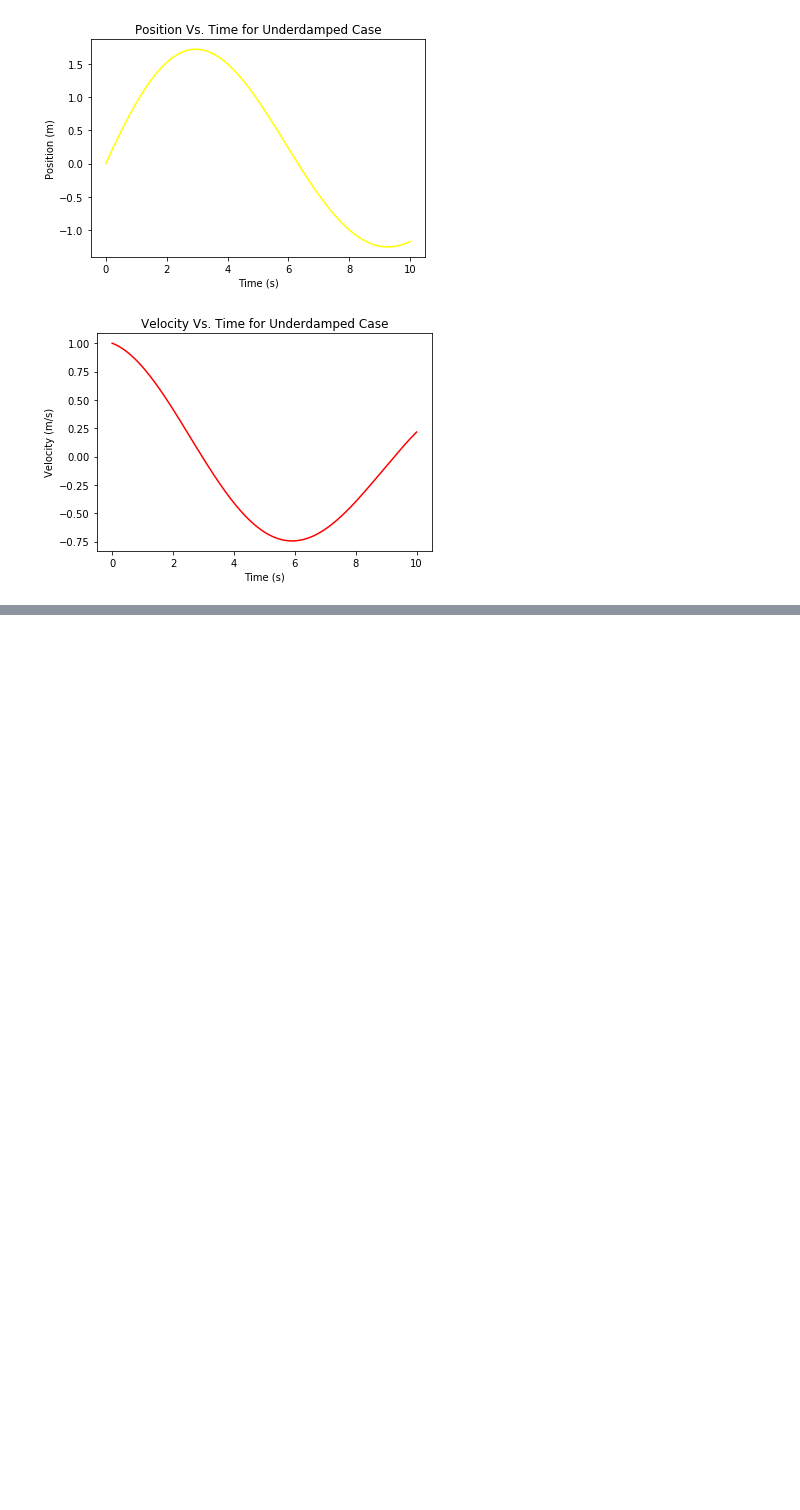
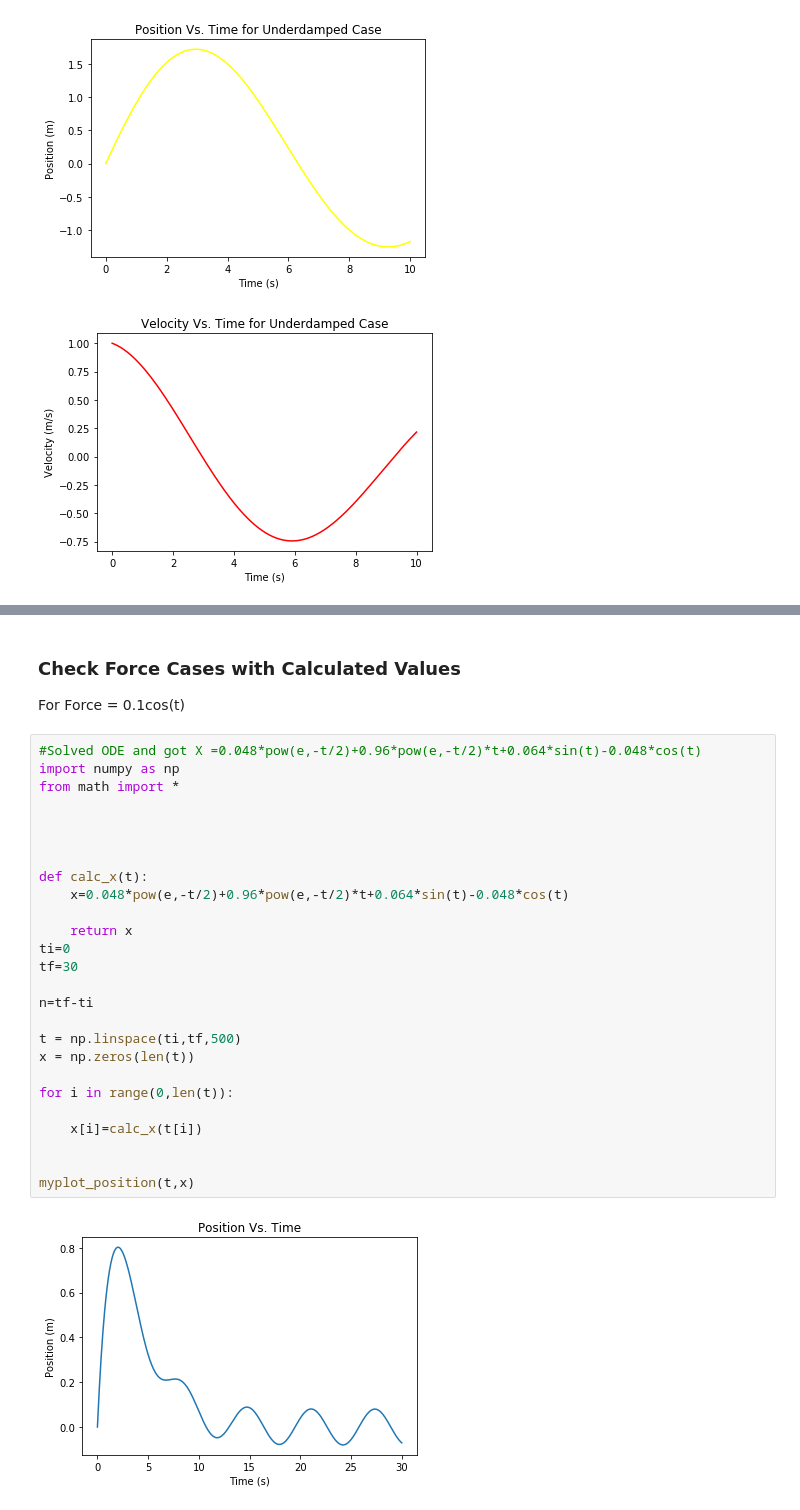
Before and after one commit to seth-harriet/Engr3703-Project, a Jupyter notebook: Project_Scratch.ipynb, the cells around one changed output, grey strips where cells are left out. Drawn from its saved outputs; the diff is of its cells as text; blank space fills up the shorter version.

```diff
--- a/Project_Scratch.ipynb
+++ b/Project_Scratch.ipynb
@@ -693,0 +726,32 @@ As you can see the Overdamped Calculated, Critically Damped, and Underdamped Dat
+# %% [markdown]
+### Check Force Cases with Calculated Values
+
+For Force = 0.1cos(t)
+# %%
+#Solved ODE and got X =0.048*pow(e,-t/2)+0.96*pow(e,-t/2)*t+0.064*sin(t)-0.048*cos(t)
+import numpy as np
+from math import *
+
+
+
+
+def calc_x(t):
+    x=0.048*pow(e,-t/2)+0.96*pow(e,-t/2)*t+0.064*sin(t)-0.048*cos(t)
+
+    return x
+ti=0
+tf=30
+
+n=tf-ti
+
+t = np.linspace(ti,tf,500)
+x = np.zeros(len(t))
+
+for i in range(0,len(t)):
+
+    x[i]=calc_x(t[i])
+
+
+myplot_position(t,x)
+# %% [output]
+[figure, added]
```
Also changed, not shown: parts of 5 cells of this notebook.
